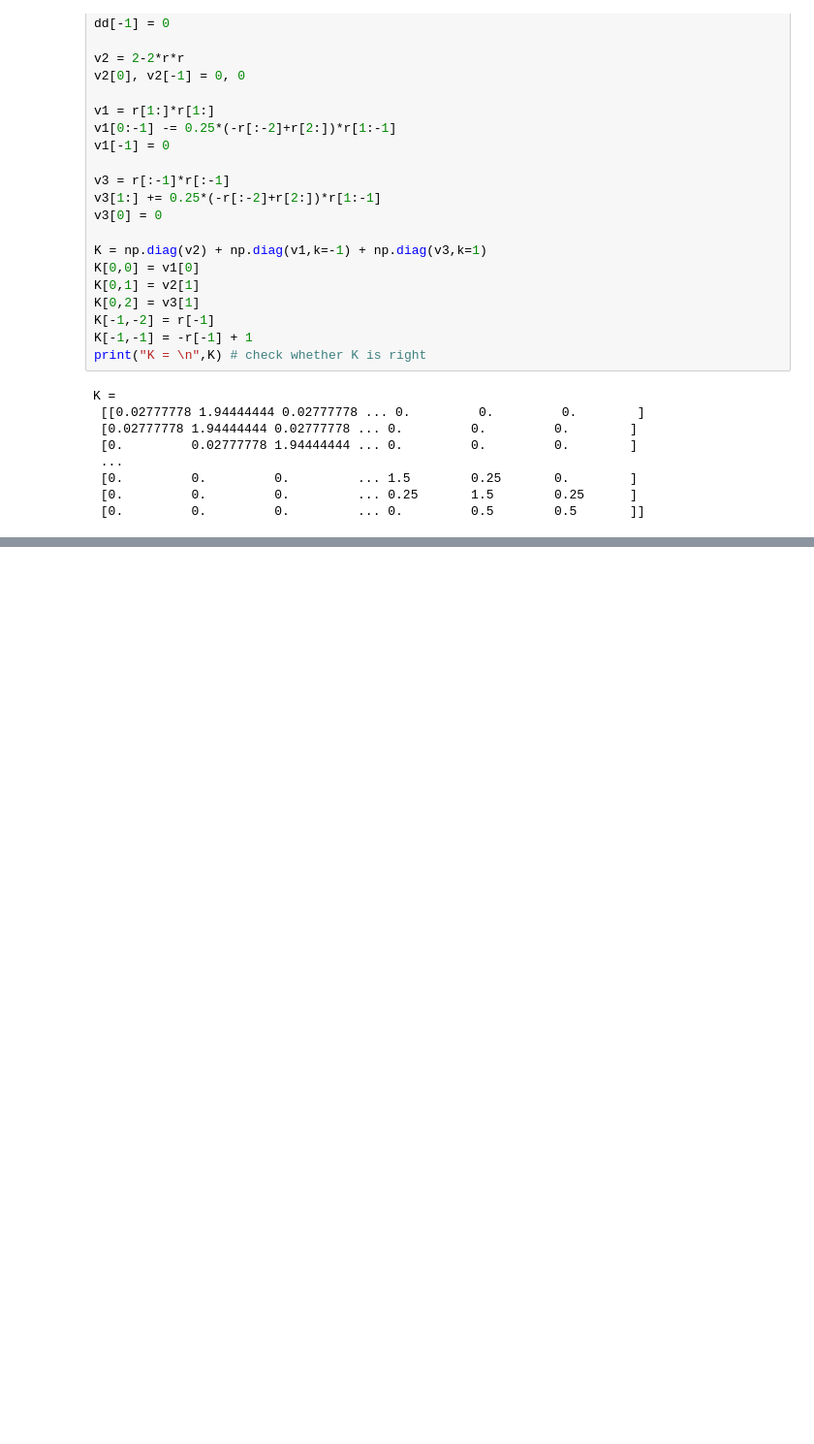
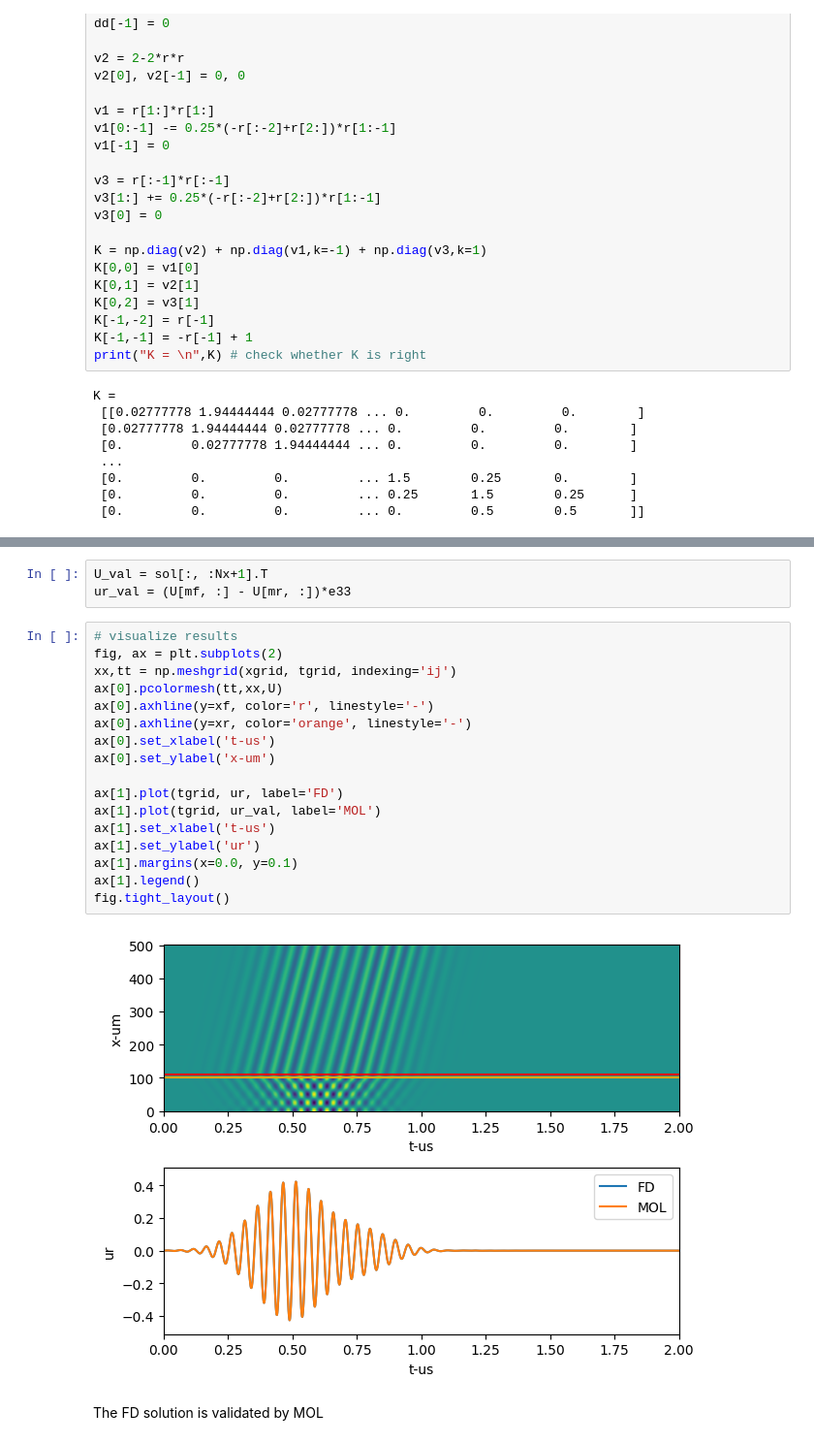
Before and after one commit to changtix/Physics-in-Python, a Jupyter notebook: wave-propagation/wave_1d_various_material_propterties.ipynb, the cells around one changed output, grey strips where cells are left out. Shown at 97% size. Saved outputs shown, nothing was run; the diff lists cells and outputs as text; blank space fills up the shorter version.

Commit message:
validated

```diff
--- a/wave-propagation/wave_1d_various_material_propterties.ipynb
+++ b/wave-propagation/wave_1d_various_material_propterties.ipynb
@@ -236,0 +330,24 @@ for i in range(0,Nt+1, 50):
+# %%
+U_val = sol[:, :Nx+1].T
+ur_val = (U[mf, :] - U[mr, :])*e33
+# %%
+# visualize results
+fig, ax = plt.subplots(2)
+xx,tt = np.meshgrid(xgrid, tgrid, indexing='ij')
+ax[0].pcolormesh(tt,xx,U)
+ax[0].axhline(y=xf, color='r', linestyle='-')
+ax[0].axhline(y=xr, color='orange', linestyle='-')
+ax[0].set_xlabel('t-us')
+ax[0].set_ylabel('x-um')
+
+ax[1].plot(tgrid, ur, label='FD')
+ax[1].plot(tgrid, ur_val, label='MOL')
+ax[1].set_xlabel('t-us')
+ax[1].set_ylabel('ur')
+ax[1].margins(x=0.0, y=0.1)
+ax[1].legend()
+fig.tight_layout()
+# %% [output]
+[figure, added]
+# %% [markdown]
+The FD solution is validated by MOL
```
Also changed, not shown: parts of 16 cells of this notebook.
